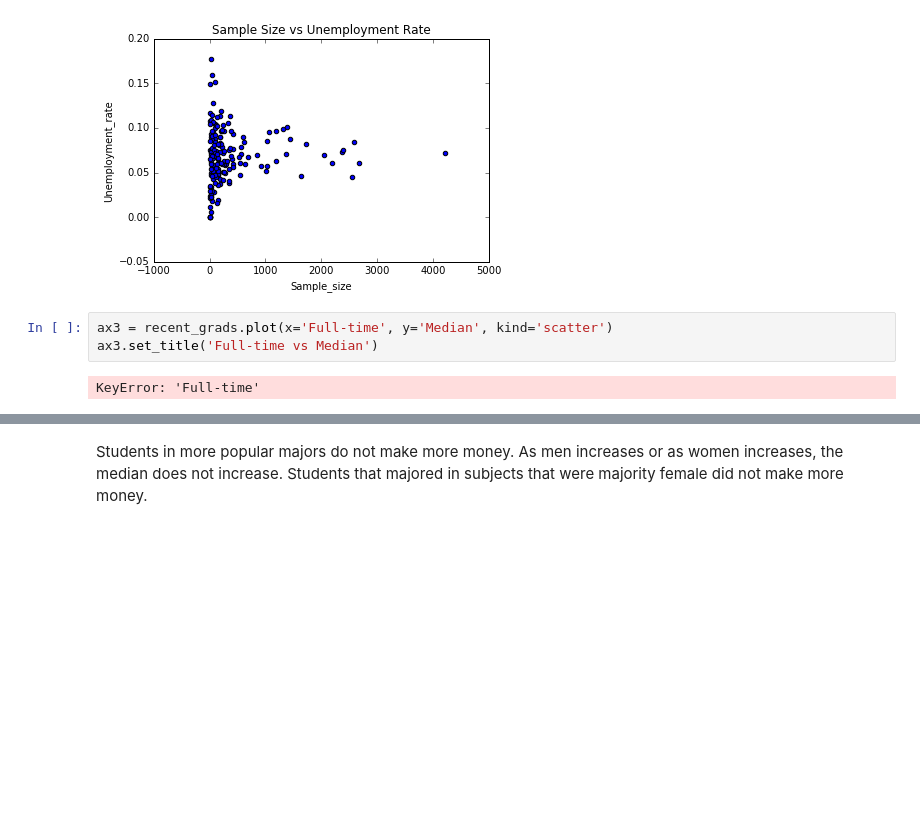
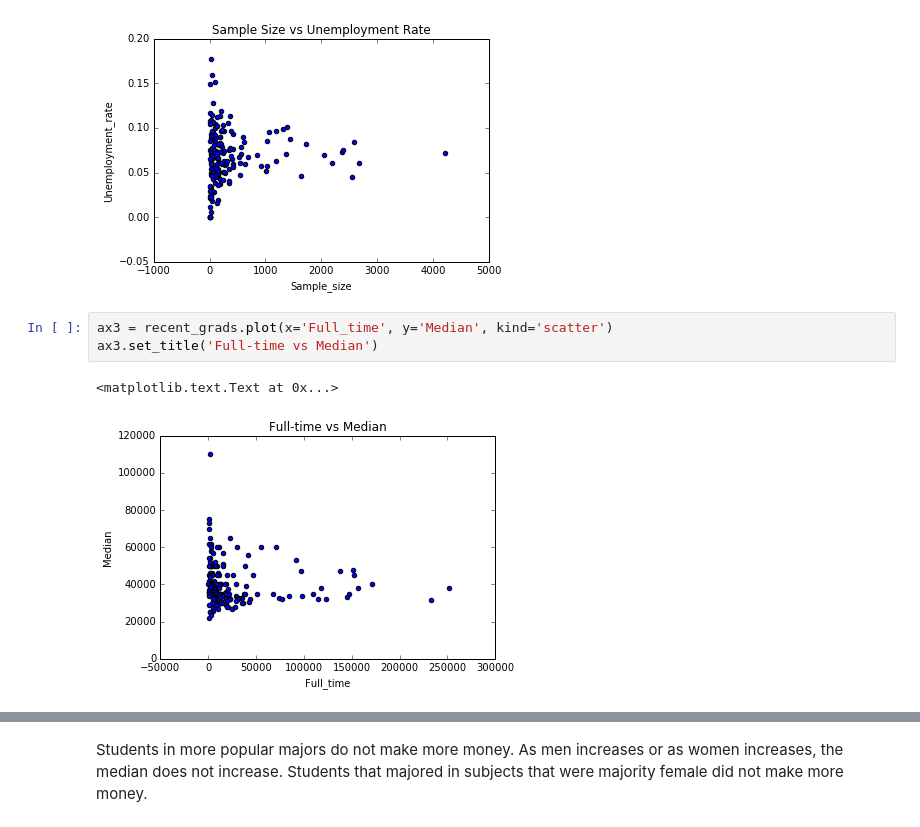
Before and after one commit to datscione/Earnings-of-College-Majors, a Jupyter notebook: Visual+Earnings+Based+on+College+Majors.ipynb, the cells around one changed output, grey strips where cells are left out. Cells and saved outputs as stored; diff of their text form; blank space fills up the shorter version.

```diff
--- a/Visual+Earnings+Based+on+College+Majors.ipynb
+++ b/Visual+Earnings+Based+on+College+Majors.ipynb
@@ -86,9 +86,10 @@ ax2= recent_grads.plot(x='Sample_size', y='Unemployment_rate', kind='scatter', t
 # %% [output]
 [figure]
 # %%
-ax3 = recent_grads.plot(x='Full-time', y='Median', kind='scatter')
+ax3 = recent_grads.plot(x='Full_time', y='Median', kind='scatter')
 ax3.set_title('Full-time vs Median')
 # %% [output]
-KeyError: 'Full-time'
+<matplotlib.text.Text at 0x...>
+[figure, added]
 # %%
 ax4= recent_grads.plot(x='ShareWomen', y='Unemployment_rate', kind='scatter', title='Share Women vs Unemployment Rate')
```
Also changed, not shown: parts of 9 cells of this notebook.
